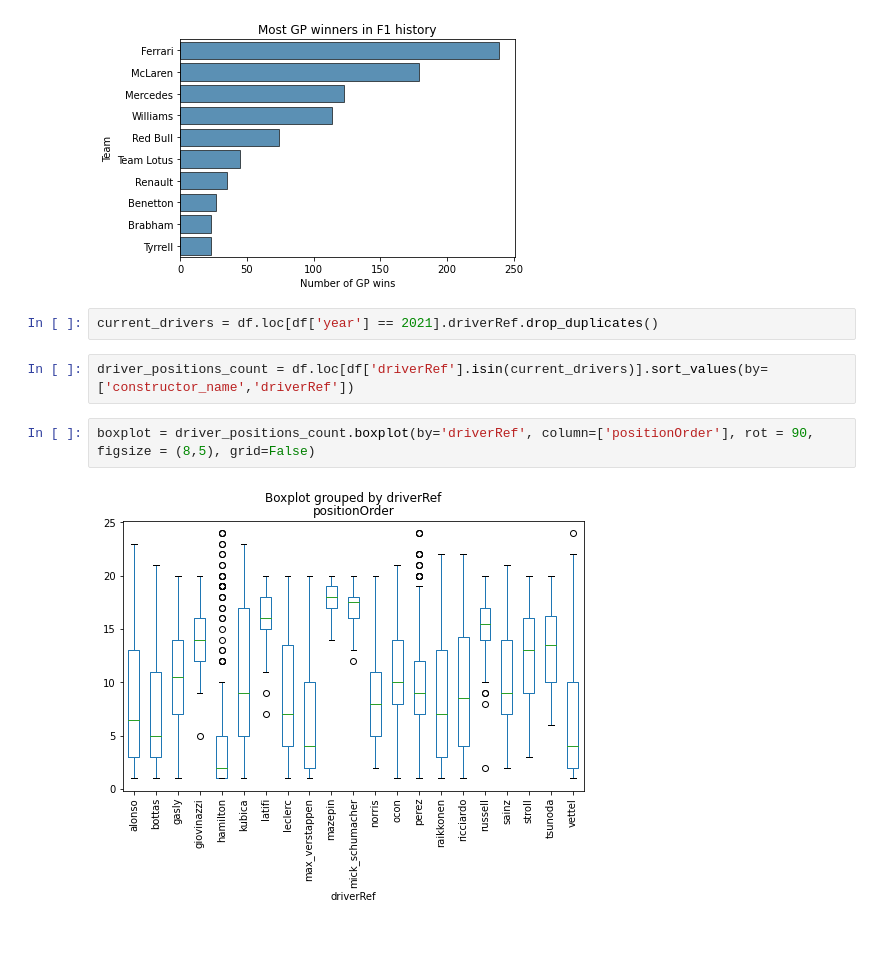
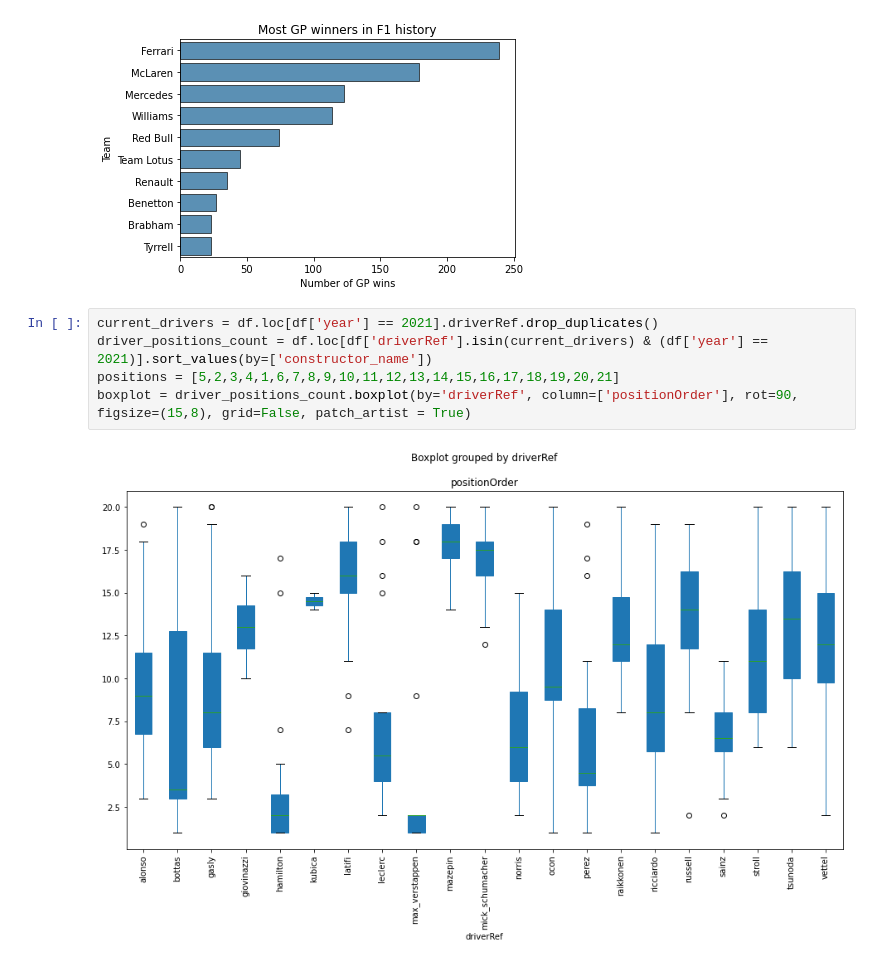
Before and after one commit to mariuscaptari/machine-learning-coursework, a Jupyter notebook: notebooks/02-data-vizualization.ipynb, the cells around one changed output. Saved outputs shown, nothing was run; the diff lists cells and outputs as text; blank space fills up the shorter version.

```diff
--- a/notebooks/02-data-vizualization.ipynb
+++ b/notebooks/02-data-vizualization.ipynb
@@ -64,11 +64,10 @@ plt.ylabel('Team')
 plt.xlabel('Number of GP wins');
 # %% [output]
 [figure]
-# %%
-current_drivers = df.loc[df['year'] == 2021].driverRef.drop_duplicates()
-# %%
-driver_positions_count = df.loc[df['driverRef'].isin(current_drivers)].sort_values(by=['constructor_name','driverRef'])
-# %%
-boxplot = driver_positions_count.boxplot(by='driverRef', column=['positionOrder'], rot = 90, figsize = (8,5), grid=False)
-# %% [output]
-[figure, removed]
+# %%
+current_drivers = df.loc[df['year'] == 2021].driverRef.drop_duplicates()
+driver_positions_count = df.loc[df['driverRef'].isin(current_drivers) & (df['year'] == 2021)].sort_values(by=['constructor_name'])
+positions = [5,2,3,4,1,6,7,8,9,10,11,12,13,14,15,16,17,18,19,20,21]
+boxplot = driver_positions_count.boxplot(by='driverRef', column=['positionOrder'], rot=90, figsize=(15,8), grid=False, patch_artist = True)
+# %% [output]
+[figure, added]
```
Also changed, not shown: parts of 1 cell of this notebook.
